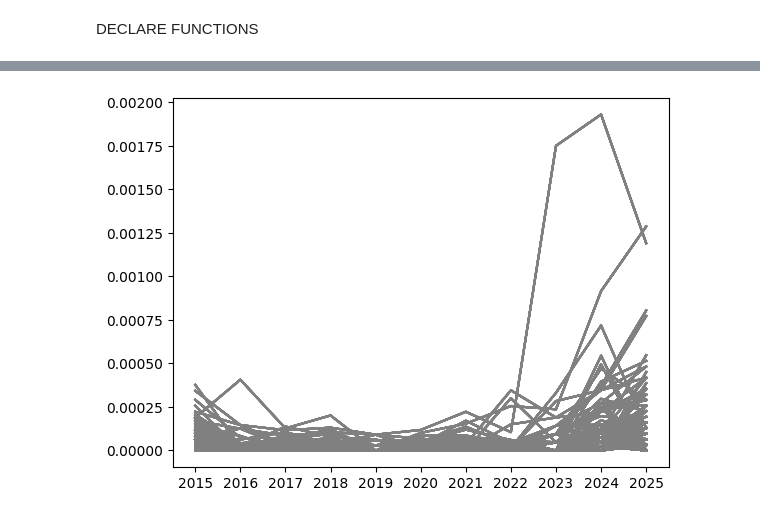
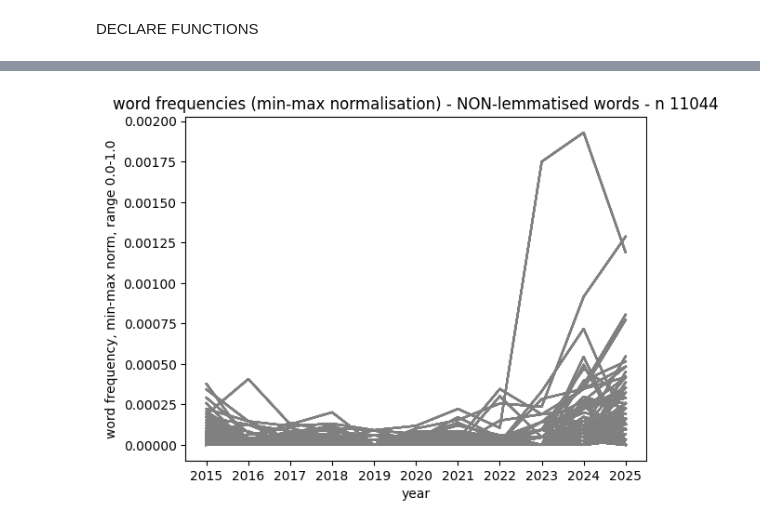
Before and after one commit to oarajala/ParliamentSampo_GenAI_detection, a Jupyter notebook: project/03d_analysis_word_freqs_nonlemma.ipynb, the cells around one changed output, grey strips where cells are left out. Cells and saved outputs as stored; diff of their text form; code cells hidden in the pictures.

```diff
--- a/project/03d_analysis_word_freqs_nonlemma.ipynb
+++ b/project/03d_analysis_word_freqs_nonlemma.ipynb
@@ -315,28 +362,31 @@ plt.show()
 # %%
 # x-axis = years
 x = plot_this['year'].unique()
 
 # y-axis: word_norm
 # limit only to top N words, where the difference between (2024,2025) > (years before) is the largest
 later_df = plot_this.loc[plot_this['year'].isin([2024, 2025])]
 earlier_df = plot_this.loc[~plot_this['year'].isin([2024, 2025])]
 
 # order the words in later_df, descending based on the difference between word_norm values
 earlier_word_norm_sums = earlier_df.groupby('word')['word_norm'].agg('sum').reset_index()
 later_word_norm_sums = later_df.groupby('word')['word_norm'].agg('sum').reset_index()
 compare_word_norm_sums = later_word_norm_sums.merge(earlier_word_norm_sums, how='left', on='word', suffixes=('_post','_pre'))
 
 # keep the words where word_norm_post > word_norm_pre -> norm has increased
 compare_word_norm_sums = compare_word_norm_sums[compare_word_norm_sums['word_norm_post']>compare_word_norm_sums['word_norm_pre']]
 compare_word_norm_sums.sort_values(by='word_norm_post', ascending=False, inplace=True)
 
 # plot
 for word in plot_this['word'][plot_this['word'].isin(compare_word_norm_sums['word'])]:
     y = plot_this['word_norm'].loc[plot_this['word']==word]
     plt.plot(x, y, label=word, linestyle='-', color='grey')
 
 # show all years in the x-axis
+plt.title(f'word frequencies (min-max normalisation) - NON-lemmatised words - n {len(plot_this['word'][plot_this['word'].isin(compare_word_norm_sums['word'])])}')
+plt.ylabel('word frequency, min-max norm, range 0.0-1.0')
+plt.xlabel('year')
 plt.xticks(plot_this['year'].unique())
 plt.show()
 # %% [output]
-[figure, old version]
+[figure, new version]
```
Also changed, not shown: parts of 13 cells of this notebook, 1 other file.
